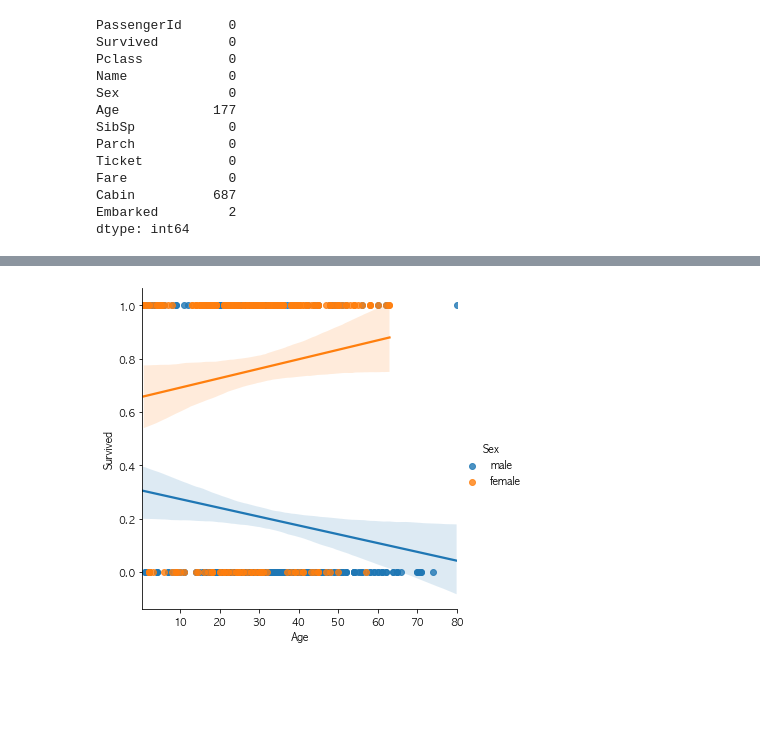
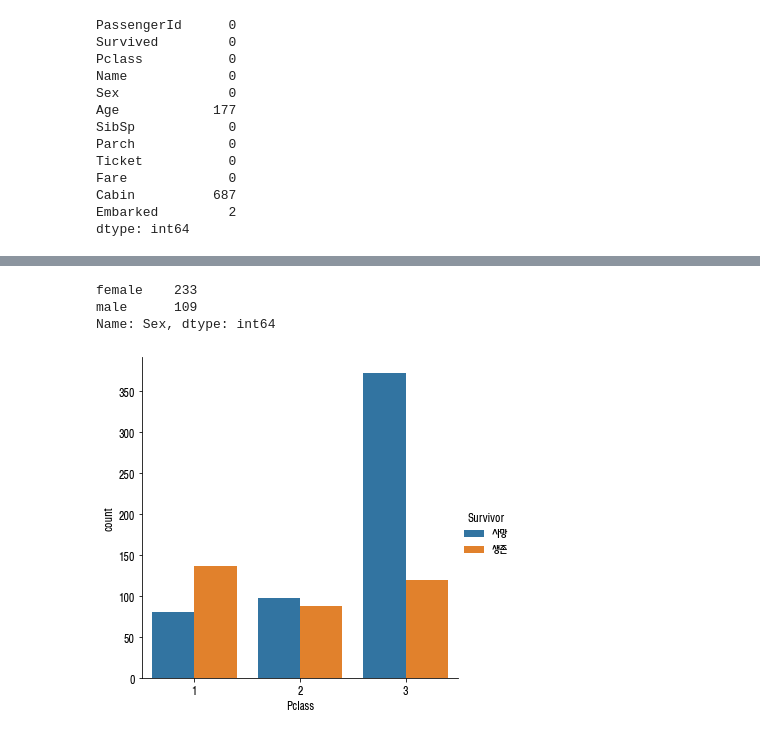
Before and after one commit to qjrrogoa/Python, a Jupyter notebook: DataAnalysis/pandaslib/visualizationlib/Titanic.ipynb, the cells around one changed output, grey strips where cells are left out. Saved outputs shown, nothing was run; the diff lists cells and outputs as text; code cells hidden in the pictures; blank space fills up the shorter version.

```diff
--- a/DataAnalysis/pandaslib/visualizationlib/Titanic.ipynb
+++ b/DataAnalysis/pandaslib/visualizationlib/Titanic.ipynb
@@ -12,4 +19,4 @@ font = fm.FontProperties(fname='/System/Library/Fonts/Supplemental/AppleGothic.t
 rc('font',family=font)
 rc('axes',unicode_minus=False)
 # %%
-df_train = pd.read_csv('./data/train.csv',encoding='cp949')
+df_train = pd.read_csv('./data/titanic_train.csv')
@@ -73,10 +95,0 @@ Name: Sex, dtype: int64
-# %%
-#그래프로 각 특성(feature)에 대해 생사 여부(Survived) 확인하기
-def visualizationCatplot(feature):
-    df_train['Survivor'] = df_train['Survived'].map({0:'사망',1:'생존'})
-    sns.catplot(x=feature,kind='count',hue='Survivor',data=df_train)
-    plt.show()
-
-def visualizationLmplot(feature):
-    sns.lmplot(feature,'Survived',hue='Sex',data=df_train)
-    plt.show()
@@ -103,4 +96,26 @@ visualizationCatplot('Embarked')
-# %%
-visualizationLmplot('Age')
-# %% [output]
-[figure, removed]
+# %%
+#Survived가 1(생존)인 데이타프레임에서 'Sex'컬럼만 선택후 각 성별 카운트
+df_train[df_train['Survived']==1]['Sex'].value_counts()
+# %% [output]
+female    233
+male      109
+Name: Sex, dtype: int64
+# %%
+#그래프로 각 특성(feature)에 대한 생사 여부(Survived) 확인하기
+def visualizationCatplot(x,data,kind,hue):#범주형별로 패턴을 보고자할때 사용하는 함수:x는 범주형 y는 수치형
+    if kind=='count':
+        sns.catplot(x=x,kind=kind,hue=hue,data=data)#countplot는 x나 y중 하나
+    else:
+        sns.catplot(x=x,y='Survived',kind=kind,hue=hue,data=data)
+    plt.show()
+def visulaizationLmplot(x,y,hue,data):#두 수치데이타간의 선형회귀 관계 고자할때:하나의 plot x와 y수치형 데이타(선형회귀)
+
+    sns.lmplot(x=x,y=y,hue=hue,data=data)
+    plt.show()
+# %%
+#사망한 사람은 3등석이> 2등석 >1등석 순서이고. 생존한 사람의 경우  1등석이 가장 많다
+#df_train에 Survivor컬럼추가
+df_train['Survivor']=df_train['Survived'].map({0:'사망',1:'생존'})
+visualizationCatplot('Pclass',df_train,kind='count',hue='Survivor')
+# %% [output]
+[figure, added]
```
Also changed, not shown: parts of 66 cells of this notebook, 1 other file.
